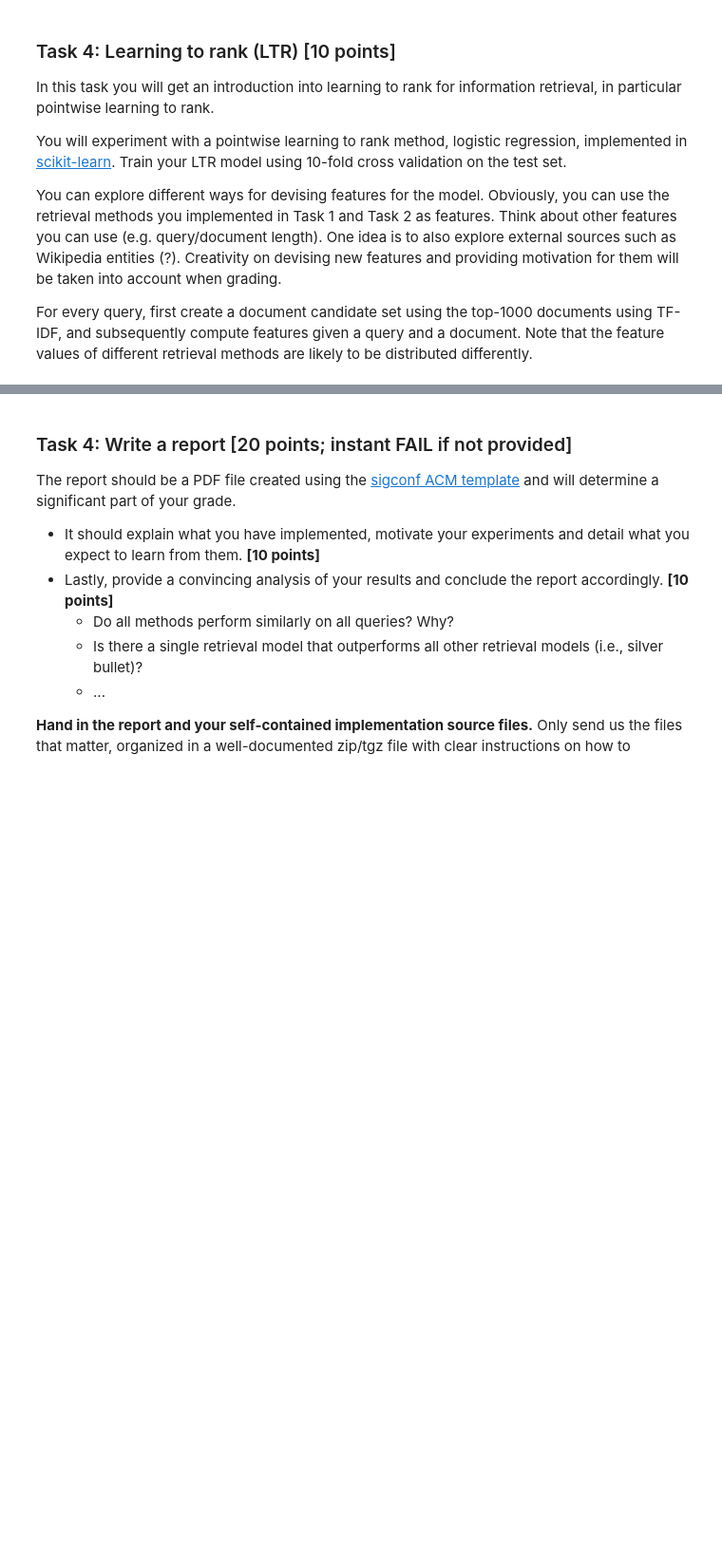
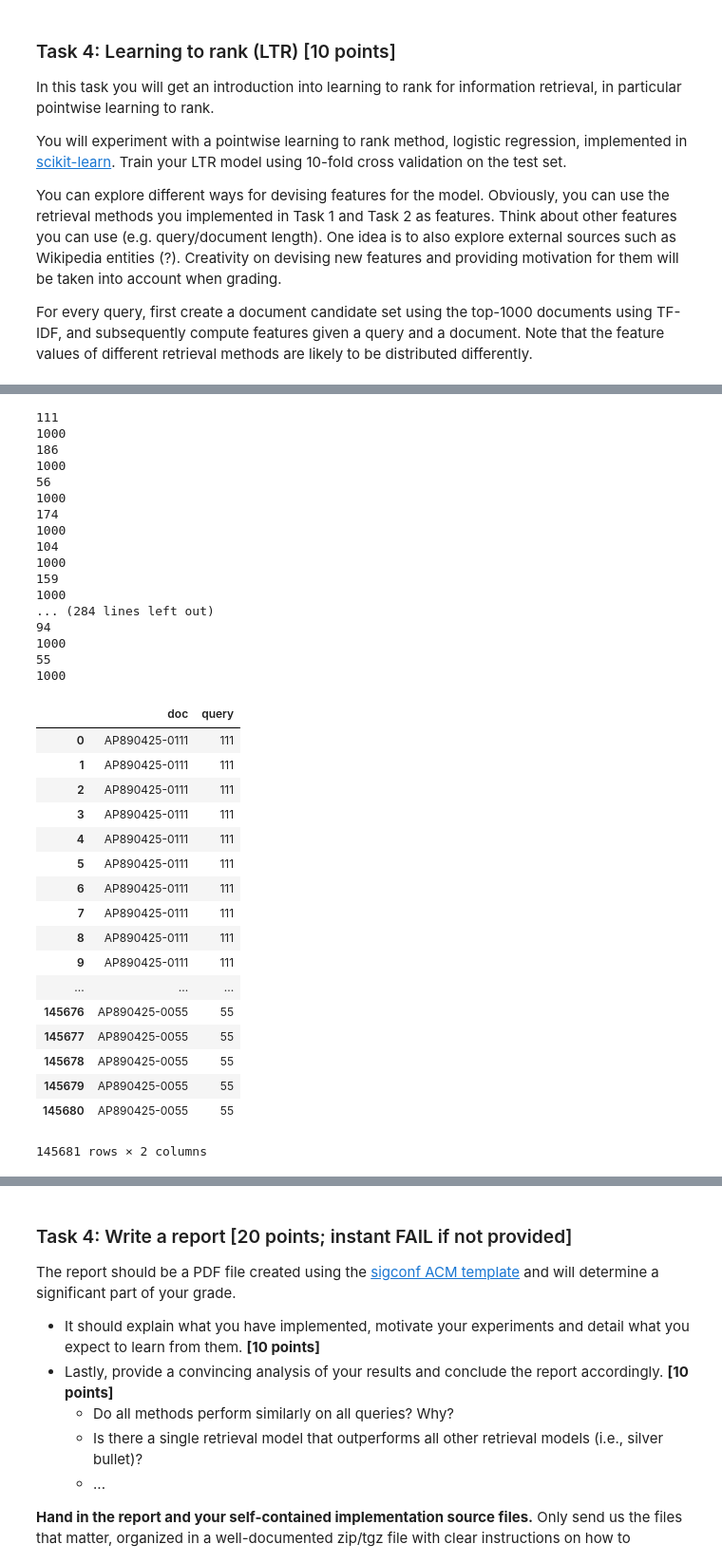
Before and after one commit to littlewine/search-struct-unstruct-data, a Jupyter notebook: assignment 1 clean.ipynb, the cells around one changed output, grey strips where cells are left out. Shown at 95% size. Cells and saved outputs as stored; diff of their text form; code cells hidden in the pictures; blank space fills up the shorter version.

```diff
--- a/assignment 1 clean.ipynb
+++ b/assignment 1 clean.ipynb
@@ -710,8 +482,0 @@ def absolute_discounting(int_document_id, query_term_id, document_term_freq, del
-# %%
-for param_value in np.arange(0.1,0.91, 0.1):
-    start_time = time.time()
-    filename = 'retrievals/absolute_discounting_delta='+str(param_value)
-
-    run_retrieval(filename,absolute_discounting, delta = param_value)
-
-    print ('finished {} in {} sec'.format(filename,(time.time()-start_time)))
@@ -758,0 +646,12 @@ scores.drop('recall_1000',axis=1).plot()
+# %%
+bm25_results = pd.DataFrame()
+
+results = !trec_eval -m all_trec -q ./ap_88_89/qrel_test retrievals/bm25.run | grep -E "^ndcg_cut_10\s"
+
+for result in results:
+    result = re.sub( '\s+', ' ', result ).strip().split()
+
+    index = result[1]
+    value = float(result[2])
+
+    bm25_results.set_value(index, 1, value)
@@ -779,0 +760,12 @@ Perform analysis **[5 points]**
+# %%
+extDocId2id={}
+for id in range(index.document_base(), index.maximum_document()):
+    extDocId2id[index.ext_document_id(id)] = id
+# %%
+tfidf_rank = defaultdict(list)
+
+with open('./retrievals/tf-idf.run', 'r') as file:
+    for line in file.readlines():
+        q_id = line.split()[0]
+        doc_id = line.split()[2]
+        tfidf_rank[q_id].append(extDocId2id[doc_id])
@@ -804,0 +1605,47 @@ For every query, first create a document candidate set using the top-1000 docume
+# %%
+evalData = pd.DataFrame()
+
+for query in tokenized_queries:
+    print(query)
+    print(len(tfidf_rank[query]))
+    for document in tfidf_rank[query]:
+        doc = index.document(int(query))[0]
+        evalData = evalData.append({'query': query, 'doc': doc}, ignore_index=True)
+
+evalData
+# %% [output]
+111
+1000
+186
+1000
+56
+1000
+174
+1000
+104
+1000
+159
+1000
+... (284 lines left out)
+94
+1000
+55
+1000
+|  | doc | query |
+| 0 | AP890425-0111 | 111 |
+| 1 | AP890425-0111 | 111 |
+| 2 | AP890425-0111 | 111 |
+| 3 | AP890425-0111 | 111 |
+| 4 | AP890425-0111 | 111 |
+| 5 | AP890425-0111 | 111 |
+| 6 | AP890425-0111 | 111 |
+| 7 | AP890425-0111 | 111 |
+| 8 | AP890425-0111 | 111 |
+| 9 | AP890425-0111 | 111 |
+| ... | ... | ... |
+| 145676 | AP890425-0055 | 55 |
+| 145677 | AP890425-0055 | 55 |
+| 145678 | AP890425-0055 | 55 |
+| 145679 | AP890425-0055 | 55 |
+| 145680 | AP890425-0055 | 55 |
+145681 rows × 2 columns
```
Also changed, not shown: parts of 176 cells of this notebook.
